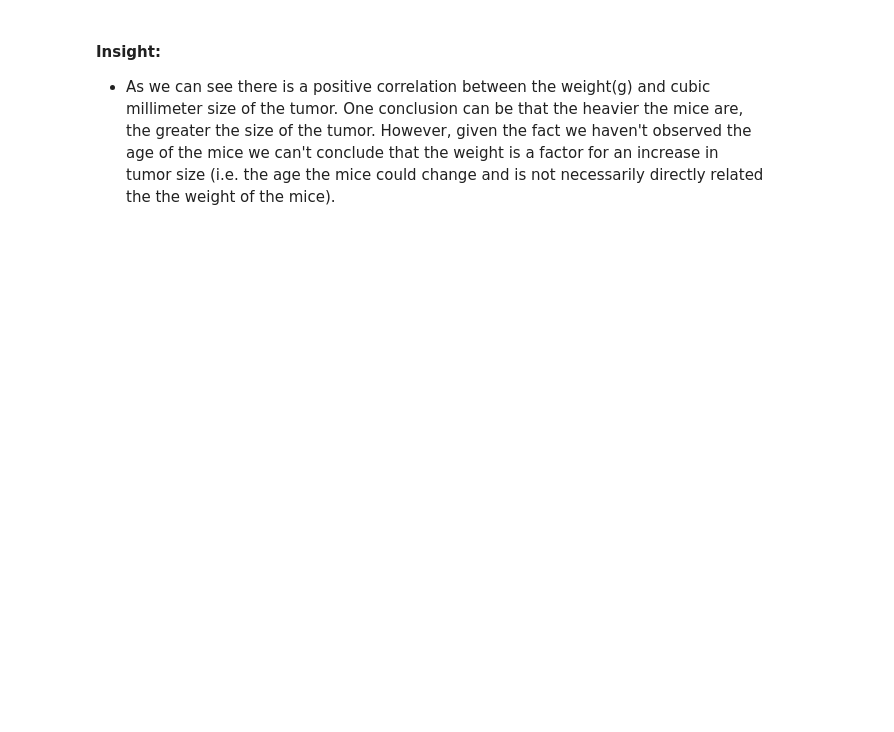
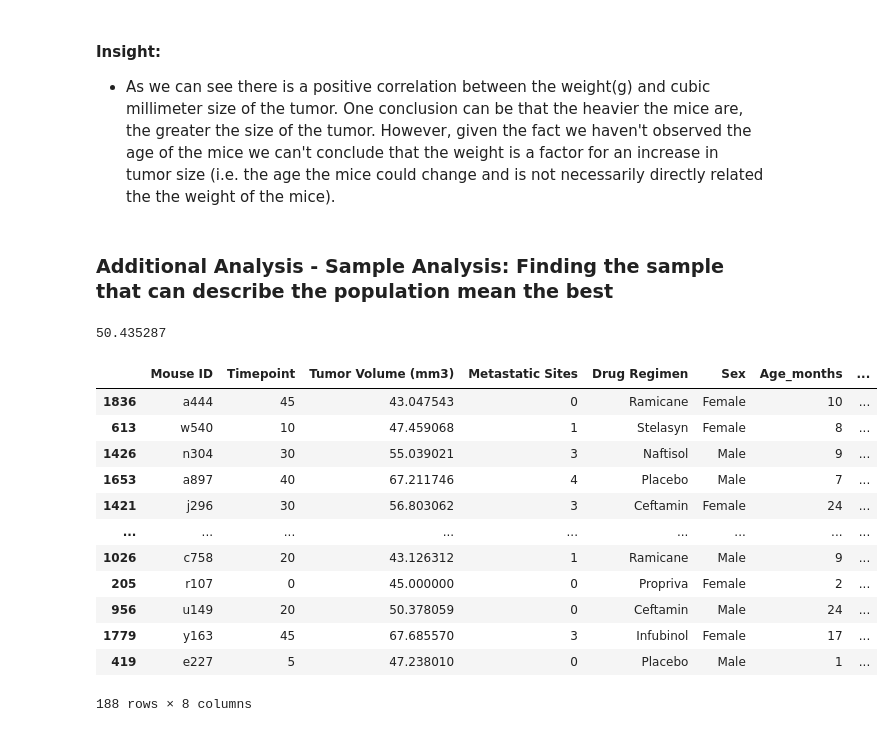
Before and after one commit to Kokolipa/cancer_analysis, a Jupyter notebook: Starter_Code/Pymaceuticals/pymaceuticals_starter.ipynb, the cells around one changed output. Drawn from its saved outputs; the diff is of its cells as text; code cells hidden in the pictures; blank space fills up the shorter version.

```diff
--- a/Starter_Code/Pymaceuticals/pymaceuticals_starter.ipynb
+++ b/Starter_Code/Pymaceuticals/pymaceuticals_starter.ipynb
@@ -444,3 +448,5 @@ plt.show()
 # %% [markdown]
 #### Insight:
 - As we can see there is a positive correlation between the weight(g) and cubic millimeter size of the tumor. One conclusion can be that the heavier the mice are, the greater the size of the tumor. However, given the fact we haven't observed the age of the mice we can't conclude that the weight is a factor for an increase in tumor size (i.e. the age the mice could change and is not necessarily directly related the the weight of the mice).
+# %% [markdown]
+### Additional Analysis - Sample Analysis: Finding the sample that can describe the population mean the best
@@ -446,0 +455,24 @@ plt.show()
+# %%
+# Find the suitable sample mean based on the SEM for 'Tumor Volume (mm3)'
+pop_mean = pop_df['Tumor Volume (mm3)'].mean()
+pop_mean
+# %% [output]
+50.435287
+# %%
+# Generate 10 random samples (we don't want to include bais we just want 10 even samples)
+data_samples = [pop_df.sample(int(len(pop_df['Tumor Volume (mm3)'])/10)) for _ in range(0, 10)]
+data_samples[0]
+# %% [output]
+|  | Mouse ID | Timepoint | Tumor Volume (mm3) | Metastatic Sites | Drug Regimen | Sex | Age_months | ... |
+| 1836 | a444 | 45 | 43.047543 | 0 | Ramicane | Female | 10 | ... |
+| 613 | w540 | 10 | 47.459068 | 1 | Stelasyn | Female | 8 | ... |
+| 1426 | n304 | 30 | 55.039021 | 3 | Naftisol | Male | 9 | ... |
+| 1653 | a897 | 40 | 67.211746 | 4 | Placebo | Male | 7 | ... |
+| 1421 | j296 | 30 | 56.803062 | 3 | Ceftamin | Female | 24 | ... |
+| ... | ... | ... | ... | ... | ... | ... | ... | ... |
+| 1026 | c758 | 20 | 43.126312 | 1 | Ramicane | Male | 9 | ... |
+| 205 | r107 | 0 | 45.000000 | 0 | Propriva | Female | 2 | ... |
+| 956 | u149 | 20 | 50.378059 | 0 | Ceftamin | Male | 24 | ... |
+| 1779 | y163 | 45 | 67.685570 | 3 | Infubinol | Female | 17 | ... |
+| 419 | e227 | 5 | 47.238010 | 0 | Placebo | Male | 1 | ... |
+188 rows × 8 columns
```
Also changed, not shown: parts of 7 cells of this notebook.
